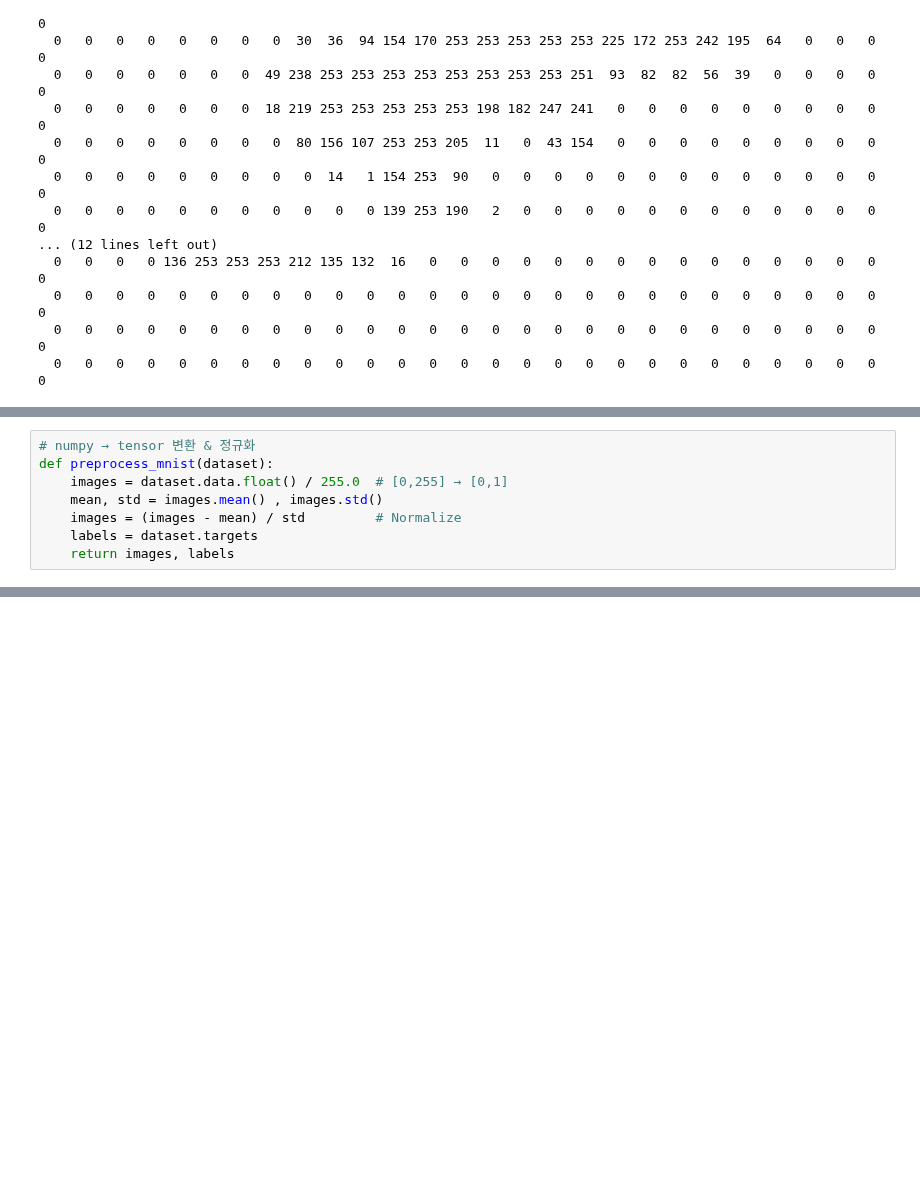
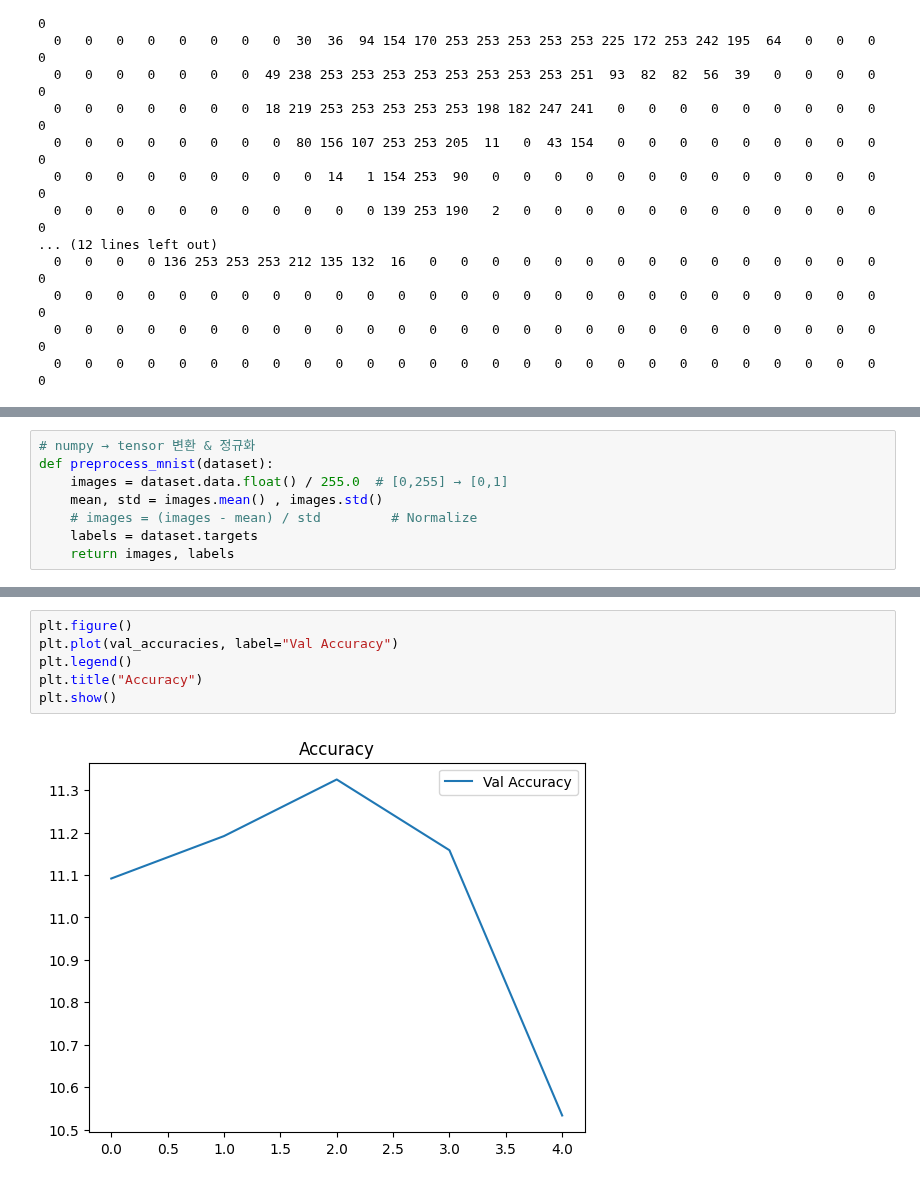
Before and after one commit to nockchun/rsnet, a Jupyter notebook: lecture_source/colab/201_dnn.ipynb, the cells around one changed output, grey strips where cells are left out. Saved outputs shown, nothing was run; the diff lists cells and outputs as text; blank space fills up the shorter version.

```diff
--- a/lecture_source/colab/201_dnn.ipynb
+++ b/lecture_source/colab/201_dnn.ipynb
@@ -59,6 +37,6 @@ tensor([[  0,   0,   0,   0,   0,   0,   0,   0,   0,   0,   0,   0,   0,   0,
 def preprocess_mnist(dataset):
     images = dataset.data.float() / 255.0  # [0,255] → [0,1]
     mean, std = images.mean() , images.std()
-    images = (images - mean) / std         # Normalize
+    # images = (images - mean) / std         # Normalize
     labels = dataset.targets
     return images, labels
@@ -64,0 +128,8 @@ def preprocess_mnist(dataset):
+# %%
+plt.figure()
+plt.plot(val_accuracies, label="Val Accuracy")
+plt.legend()
+plt.title("Accuracy")
+plt.show()
+# %% [output]
+[figure, added]
```
Also changed, not shown: parts of 14 cells of this notebook.
